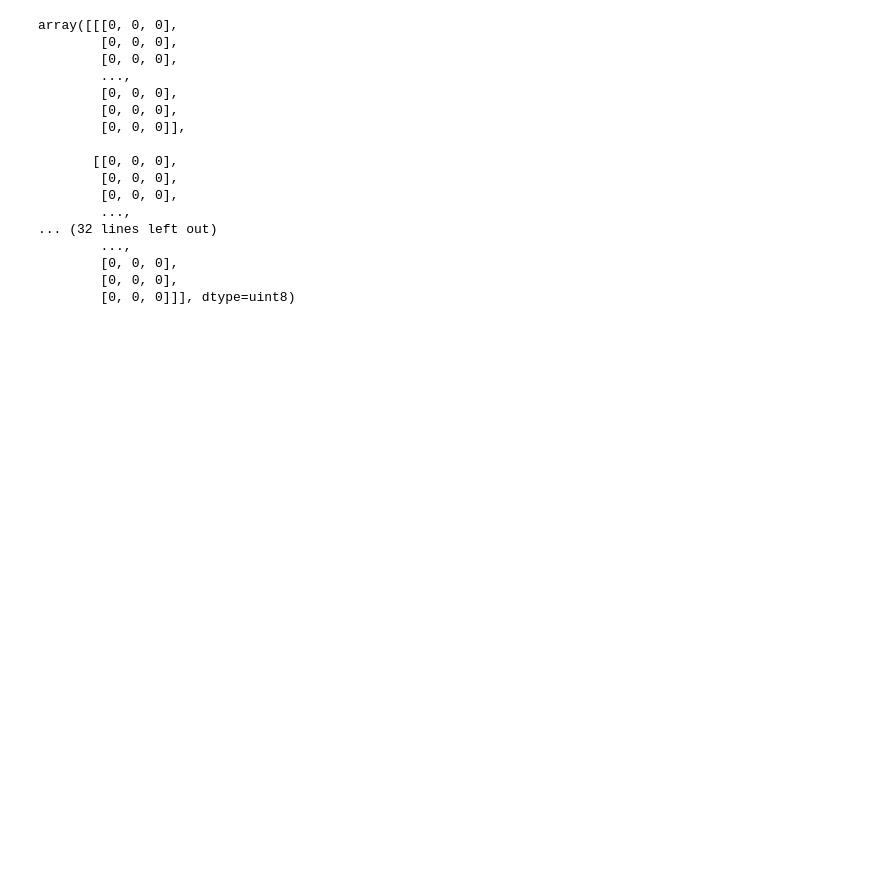
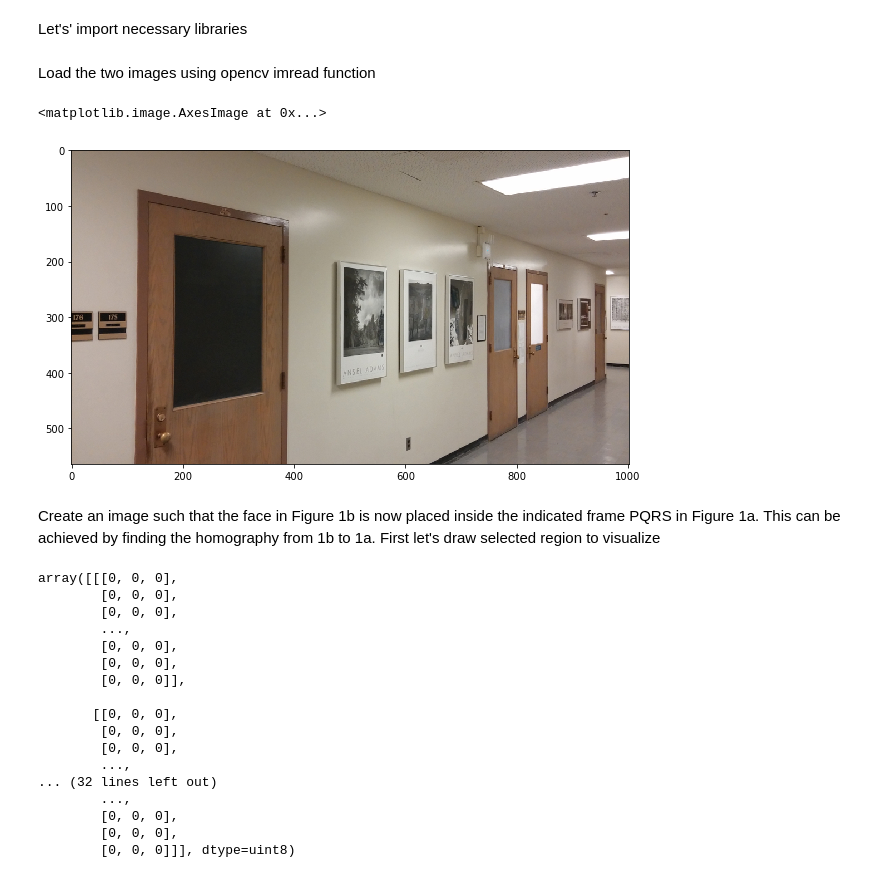
Before and after one commit to dhivakark/ahws_17, a Jupyter notebook: examples/src/2.projective_distortion.ipynb, the cells around one changed output. Drawn from its saved outputs; the diff is of its cells as text; code cells hidden in the pictures; blank space fills up the shorter version.

```diff
--- a/examples/src/2.projective_distortion.ipynb
+++ b/examples/src/2.projective_distortion.ipynb
@@ -7,3 +5,5 @@ estimating homographies between images. You are given two images, Figures 1a and
+# %% [markdown]
+Let's' import necessary libraries
 # %%
 import numpy as np
 import cv2
@@ -11 +14,3 @@ import math
+# %% [markdown]
+Load the two images using opencv imread function
 # %%
@@ -13,0 +19,7 @@ img2=cv2.imread('../data/projective_distortion/Audrey.jpg')
+# %%
+#Display the img1
+plt.figure(figsize=(10,10))
+plt.imshow(cv2.cvtColor(img1, cv2.COLOR_BGR2RGB))
+# %% [output]
+<matplotlib.image.AxesImage at 0x...>
+[figure, added]
@@ -14,3 +28,5 @@ img2=cv2.imread('../data/projective_distortion/Audrey.jpg')
+# %% [markdown]
+Create an image such that the face in Figure 1b is now placed inside the indicated frame PQRS in Figure 1a. This can be achieved by finding the homography from 1b to 1a. First let's draw selected region to visualize
 # %%
 ##draw the selected region
 img3= np.zeros((img1.shape[0],img1.shape[1],3),dtype='uint8')
```
Also changed, not shown: parts of 13 cells of this notebook.
